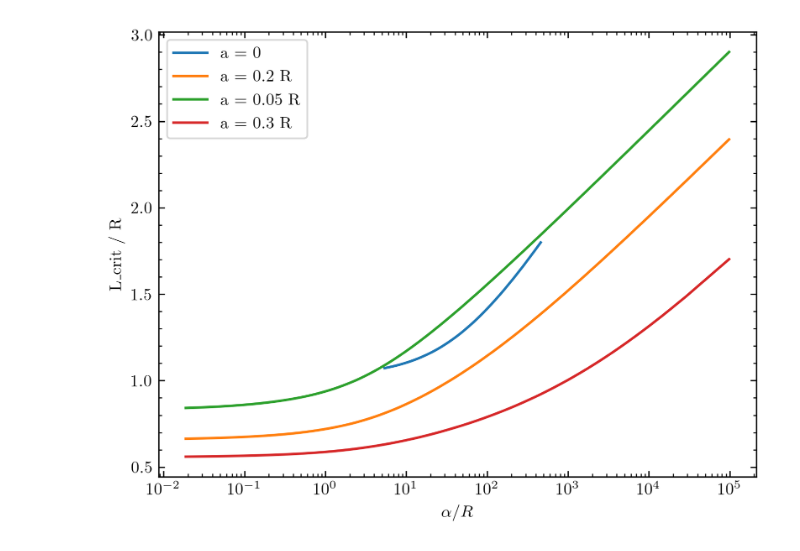
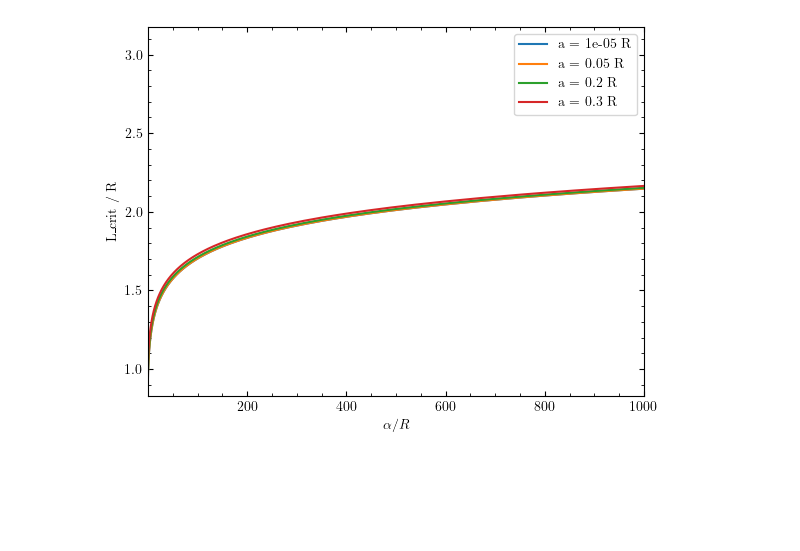
Before and after one commit to Bkorotko03/HoloProj, a Jupyter notebook: combShock260331.ipynb, the cells around one changed output. Saved outputs shown, nothing was run; the diff lists cells and outputs as text; code cells hidden in the pictures; blank space fills up the shorter version.

```diff
--- a/combShock260331.ipynb
+++ b/combShock260331.ipynb
@@ -106,13 +112,16 @@ plt.show()
 # %%
+adjclimrmin = nsf.rMinCutoff(rminarr,climLvsrminarr)
 adjrminarr = nsf.rMinCutoff(rminarr,ncLvsrminarr)
 adjrminarr2 = nsf.rMinCutoff(rminarr,ncLvsrminarr2)
 adjrminarr3 = nsf.rMinCutoff(rminarr,ncLvsrminarr3)
 # %%
-adjncLvsrminarr = nsf.Lvsrmin(adjrminarr,R,0.2)
-adjncLvsrminarr2 = nsf.Lvsrmin(adjrminarr2,R,0.05)
+adjclimLvsrmin = nsf.Lvsrmin(adjclimrmin,R,eps)
+adjncLvsrminarr = nsf.Lvsrmin(adjrminarr,R,0.05)
+adjncLvsrminarr2 = nsf.Lvsrmin(adjrminarr2,R,0.2)
 adjncLvsrminarr3 = nsf.Lvsrmin(adjrminarr3,R,0.3)
 # %%
 cunArea = sf.unAreaInt(rminarr,R)
-ncunArea = nsf.unAreaInt(adjrminarr,R,0.2)
-ncunArea2 = nsf.unAreaInt(adjrminarr2,R,0.05)
+climunArea = nsf.unAreaInt(adjclimrmin,R,eps)
+ncunArea = nsf.unAreaInt(adjrminarr,R,0.05)
+ncunArea2 = nsf.unAreaInt(adjrminarr2,R,0.2)
 ncunArea3 = nsf.unAreaInt(adjrminarr3,R,0.3)
@@ -153,18 +172,21 @@ plt.show()
 # %%
-cLCArr = sf.LCritFunc(cLvsrminarr,calphagrid[cmask],cunArea,careaInt[cmask])
+# cLCArr = sf.LCritFunc(cLvsrminarr,calphagrid[cmask],cunArea,careaInt[cmask])
+climLCArr = nsf.LCritFunc(adjclimLvsrmin,ncalphagrid[ncmask],climunArea,ncareaInt[ncmask])
 ncLCArr = sf.LCritFunc(adjncLvsrminarr,ncalphagrid[ncmask],ncunArea,ncareaInt[ncmask])
 ncLCArr2 = sf.LCritFunc(adjncLvsrminarr2,ncalphagrid[ncmask],ncunArea2,ncareaInt[ncmask])
 ncLCArr3 = sf.LCritFunc(adjncLvsrminarr3,ncalphagrid[ncmask],ncunArea3,ncareaInt[ncmask])
 # %%
-plt.plot(calphagrid[cmask],cLCArr,label='a = 0')
-plt.plot(ncalphagrid[ncmask],ncLCArr,label='a = 0.2 R')
-plt.plot(ncalphagrid[ncmask],ncLCArr2,label='a = 0.05 R')
+plt.plot(ncalphagrid[ncmask],climLCArr,label=f'a = {eps} R')
+plt.plot(ncalphagrid[ncmask],ncLCArr,label='a = 0.05 R')
+plt.plot(ncalphagrid[ncmask],ncLCArr2,label='a = 0.2 R')
 plt.plot(ncalphagrid[ncmask],ncLCArr3,label='a = 0.3 R')
-plt.semilogx()
+# plt.semilogx()
+# plt.semilogy()
+plt.xlim(0.01,1000)
 plt.xlabel(r'$\alpha / R$')
 plt.ylabel(r'L_{crit} / R')
 plt.legend()
 plt.show()
 # plt.savefig('combFigs/Lcrit.pdf',format='pdf')
 # %% [output]
-[figure, old version]
+[figure, new version]
```
Also changed, not shown: parts of 9 cells of this notebook, 2 other files.
